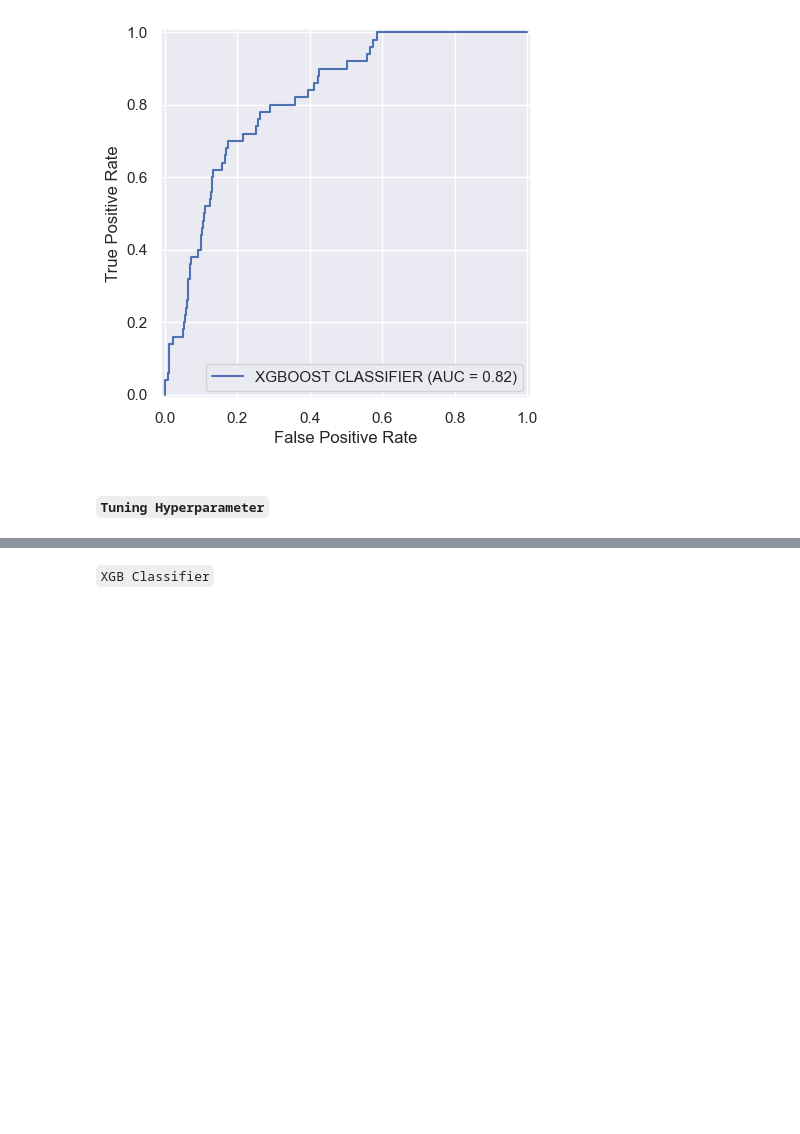
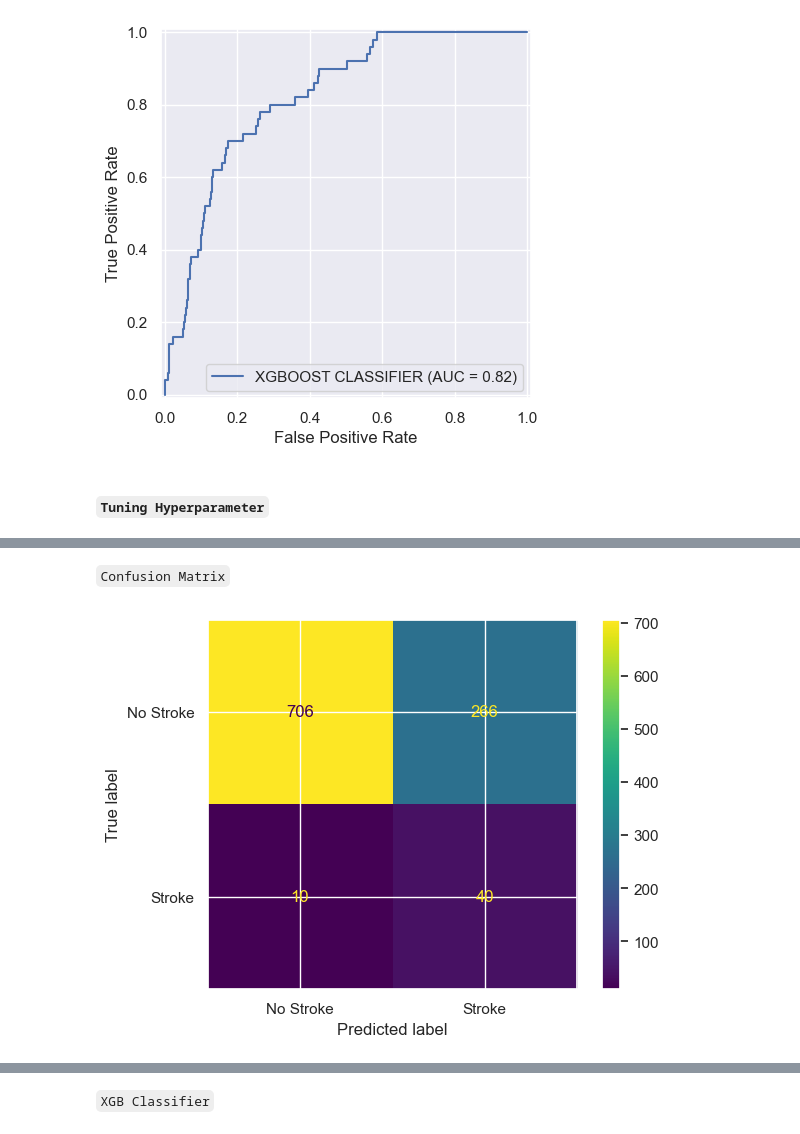
Before and after one commit to codewithraphael/machine-learning, a Jupyter notebook: Stroke Prediction/Notebook/stroke_prediction.ipynb, the cells around one changed output, grey strips where cells are left out. Cells and saved outputs as stored; diff of their text form; code cells hidden in the pictures; blank space fills up the shorter version.

```diff
--- a/Stroke Prediction/Notebook/stroke_prediction.ipynb
+++ b/Stroke Prediction/Notebook/stroke_prediction.ipynb
@@ -803,0 +871,9 @@ plt.show()
+# %% [markdown]
+`Confusion Matrix`
+# %%
+cm = confusion_matrix(y_test, best_lr_y_pred)
+display = ConfusionMatrixDisplay(cm, display_labels=['No Stroke', 'Stroke'])
+display.plot(cmap='viridis')
+plt.show()
+# %% [output]
+[figure, added]
```
Also changed, not shown: parts of 13 cells of this notebook, 1 other file.
